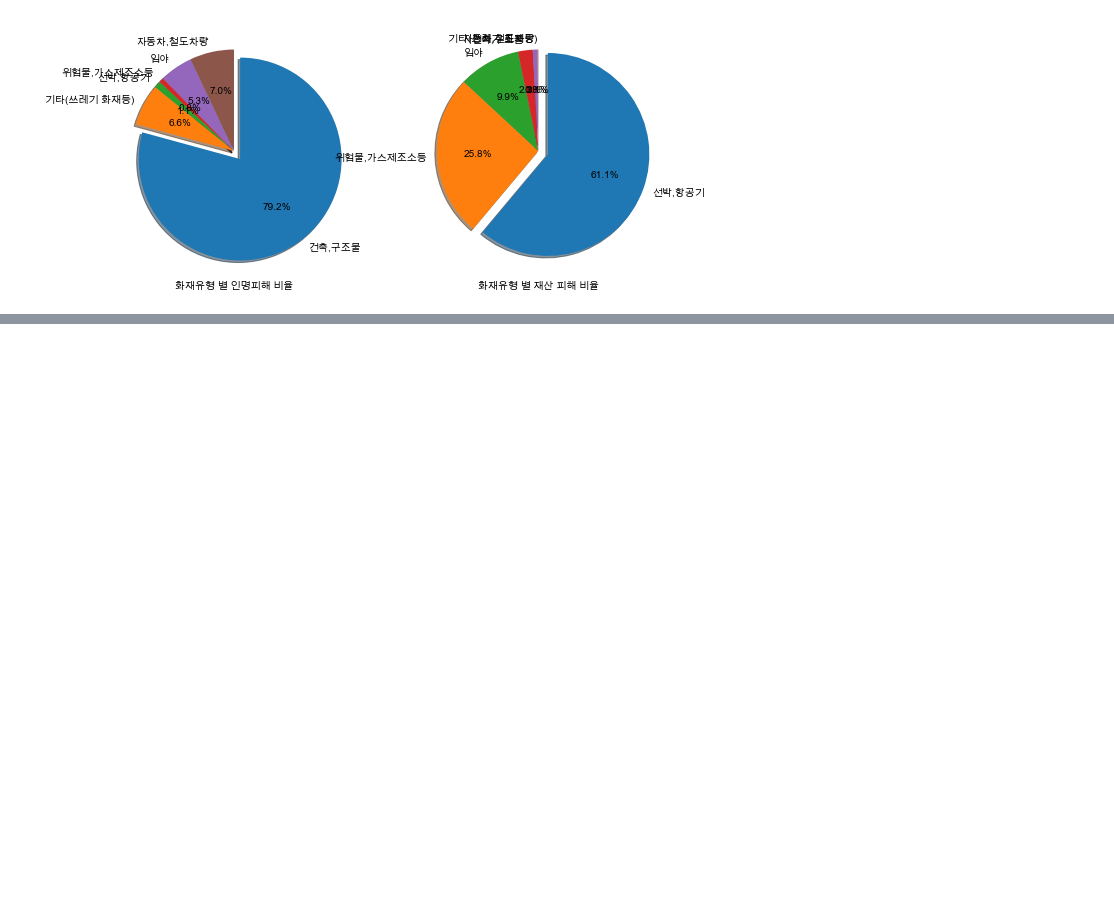
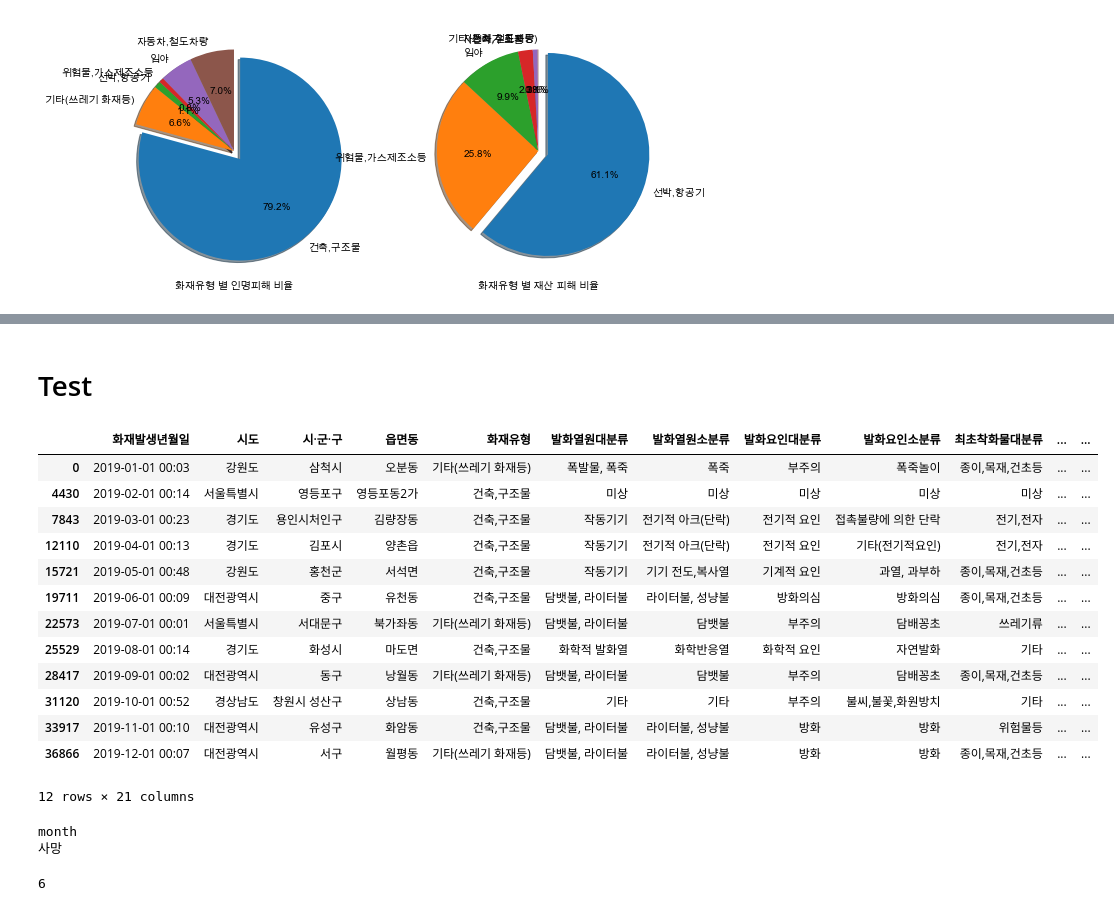
Before and after one commit to charmingjae/pandas, a Jupyter notebook: work/project.ipynb, the cells around one changed output, grey strips where cells are left out. Saved outputs shown, nothing was run; the diff lists cells and outputs as text; code cells hidden in the pictures; blank space fills up the shorter version.

```diff
--- a/work/project.ipynb
+++ b/work/project.ipynb
@@ -148,0 +174,2 @@ Text(0, 0.5, '')
+# %%
+data['month'] = pd.to_datetime(data.화재발생년월일).dt.strftime('%m월')
@@ -148,0 +276,30 @@ Text(0, 0.5, '')
+# %% [markdown]
+# Test
+# %%
+delMonth
+# %% [output]
+|  | 화재발생년월일 | 시도 | 시·군·구 | 읍면동 | 화재유형 | 발화열원대분류 | 발화열원소분류 | 발화요인대분류 | 발화요인소분류 | 최초착화물대분류 | ... | ... |
+| 0 | 2019-01-01 00:03 | 강원도 | 삼척시 | 오분동 | 기타(쓰레기 화재등) | 폭발물, 폭죽 | 폭죽 | 부주의 | 폭죽놀이 | 종이,목재,건초등 | ... | ... |
+| 4430 | 2019-02-01 00:14 | 서울특별시 | 영등포구 | 영등포동2가 | 건축,구조물 | 미상 | 미상 | 미상 | 미상 | 미상 | ... | ... |
+| 7843 | 2019-03-01 00:23 | 경기도 | 용인시처인구 | 김량장동 | 건축,구조물 | 작동기기 | 전기적 아크(단락) | 전기적 요인 | 접촉불량에 의한 단락 | 전기,전자 | ... | ... |
+| 12110 | 2019-04-01 00:13 | 경기도 | 김포시 | 양촌읍 | 건축,구조물 | 작동기기 | 전기적 아크(단락) | 전기적 요인 | 기타(전기적요인) | 전기,전자 | ... | ... |
+| 15721 | 2019-05-01 00:48 | 강원도 | 홍천군 | 서석면 | 건축,구조물 | 작동기기 | 기기 전도,복사열 | 기계적 요인 | 과열, 과부하 | 종이,목재,건초등 | ... | ... |
+| 19711 | 2019-06-01 00:09 | 대전광역시 | 중구 | 유천동 | 건축,구조물 | 담뱃불, 라이터불 | 라이터불, 성냥불 | 방화의심 | 방화의심 | 종이,목재,건초등 | ... | ... |
+| 22573 | 2019-07-01 00:01 | 서울특별시 | 서대문구 | 북가좌동 | 기타(쓰레기 화재등) | 담뱃불, 라이터불 | 담뱃불 | 부주의 | 담배꽁초 | 쓰레기류 | ... | ... |
+| 25529 | 2019-08-01 00:14 | 경기도 | 화성시 | 마도면 | 건축,구조물 | 화학적 발화열 | 화학반응열 | 화학적 요인 | 자연발화 | 기타 | ... | ... |
+| 28417 | 2019-09-01 00:02 | 대전광역시 | 동구 | 낭월동 | 기타(쓰레기 화재등) | 담뱃불, 라이터불 | 담뱃불 | 부주의 | 담배꽁초 | 종이,목재,건초등 | ... | ... |
+| 31120 | 2019-10-01 00:52 | 경상남도 | 창원시 성산구 | 상남동 | 건축,구조물 | 기타 | 기타 | 부주의 | 불씨,불꽃,화원방치 | 기타 | ... | ... |
+| 33917 | 2019-11-01 00:10 | 대전광역시 | 유성구 | 화암동 | 건축,구조물 | 담뱃불, 라이터불 | 라이터불, 성냥불 | 방화 | 방화 | 위험물등 | ... | ... |
+| 36866 | 2019-12-01 00:07 | 대전광역시 | 서구 | 월평동 | 기타(쓰레기 화재등) | 담뱃불, 라이터불 | 라이터불, 성냥불 | 방화 | 방화 | 종이,목재,건초등 | ... | ... |
+12 rows × 21 columns
+# %%
+for i in delMonth[['month', '사망']]:
+    print(i)
+#     month = data.month == i
+#     df_firePerMonth = data.loc[month,:]
+#     dfTemp=df_firePerMonth['화재유형'].groupby(df_firePerMonth['화재유형']).count().to_frame()
+#     dfTemp = dfTemp.rename(columns={'화재유형':i})
+#     df = df.join(dfTemp)
+# %% [output]
+month
+사망
@@ -148,0 +310,4 @@ Text(0, 0.5, '')
+# %%
+df['사망'].sum()
+# %% [output]
+6
```
Also changed, not shown: parts of 35 cells of this notebook, 4 other files.
